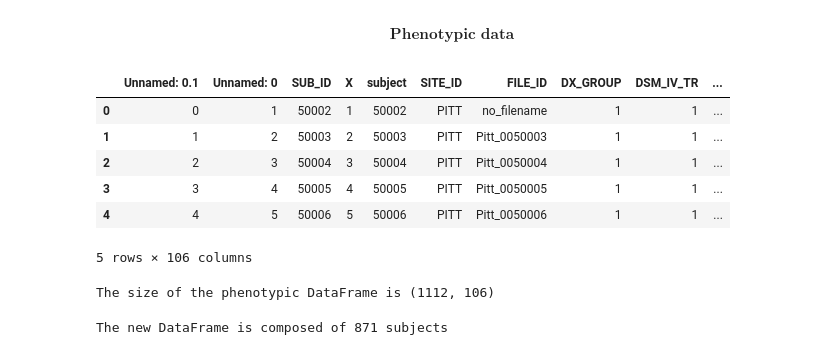
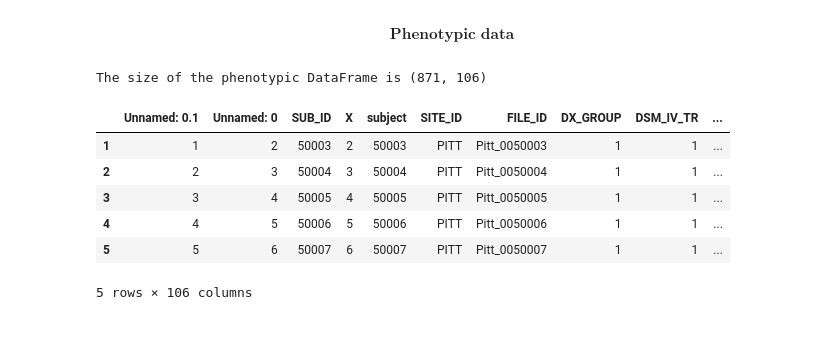
Before and after one commit to KhlYanis/MVA-Geometric_Data_Analysis, a Jupyter notebook: Exploration_notebook.ipynb, the cells around one changed output. Cells and saved outputs as stored; diff of their text form; code cells hidden in the pictures.

Commit message:
Begin the phenotypic Data procesing

```diff
--- a/Exploration_notebook.ipynb
+++ b/Exploration_notebook.ipynb
@@ -52,37 +53,22 @@ vis.plot_connectivity_matrix(idx = 120)
 [figure]
 # %% [markdown]
 $$ \textbf{Phenotypic data} $$
-# %%
-## Create the DataFrame on the phenotypic information
-phenotypic_data = pd.read_csv(phenotypic_data_path)
-
-## First visualization of the DataFrame
-phenotypic_data.head()
-# %% [output]
-|  | Unnamed: 0.1 | Unnamed: 0 | SUB_ID | X | subject | SITE_ID | FILE_ID | DX_GROUP | DSM_IV_TR | ... |
-| 0 | 0 | 1 | 50002 | 1 | 50002 | PITT | no_filename | 1 | 1 | ... |
-| 1 | 1 | 2 | 50003 | 2 | 50003 | PITT | Pitt_0050003 | 1 | 1 | ... |
-| 2 | 2 | 3 | 50004 | 3 | 50004 | PITT | Pitt_0050004 | 1 | 1 | ... |
-| 3 | 3 | 4 | 50005 | 4 | 50005 | PITT | Pitt_0050005 | 1 | 1 | ... |
-| 4 | 4 | 5 | 50006 | 5 | 50006 | PITT | Pitt_0050006 | 1 | 1 | ... |
-5 rows × 106 columns
-# %%
-print(f"The size of the phenotypic DataFrame is {phenotypic_data.shape}")
-
-## As it is said in the paper, the dataset is indeed composed of 1112 subjects, each with 106 features
-## The dataset is then reduced to 871 patients
-
-def get_reduced_df(pheno_df, id_list):
-    id_list = list(map(int, id_list))
-    # Get the DataFrame for the 871 subjects
-    df = pheno_df[pheno_df['SUB_ID'].isin(id_list)]
-    return df
-# %% [output]
-The size of the phenotypic DataFrame is (1112, 106)
-# %%
-# Build the DataFrame for the 871 subjects
-df = get_reduced_df(phenotypic_data, subjectIDs)
-
-print(f"The new DataFrame is composed of {df.shape[0]} subjects")
-# %% [output]
-The new DataFrame is composed of 871 subjects
+# %%
+pdp = PhenoDataProcessing(root_folder = ROOT_FOLDER)
+
+## Extract the phenotypic Dataframe associated to the 871 studied patients
+df = pdp.extract_subjects(subjectIDs = subjectIDs)
+
+print(f"The size of the phenotypic DataFrame is {df.shape}")
+
+## First visualization of the DataFrame
+df.head()
+# %% [output]
+The size of the phenotypic DataFrame is (871, 106)
+|  | Unnamed: 0.1 | Unnamed: 0 | SUB_ID | X | subject | SITE_ID | FILE_ID | DX_GROUP | DSM_IV_TR | ... |
+| 1 | 1 | 2 | 50003 | 2 | 50003 | PITT | Pitt_0050003 | 1 | 1 | ... |
+| 2 | 2 | 3 | 50004 | 3 | 50004 | PITT | Pitt_0050004 | 1 | 1 | ... |
+| 3 | 3 | 4 | 50005 | 4 | 50005 | PITT | Pitt_0050005 | 1 | 1 | ... |
+| 4 | 4 | 5 | 50006 | 5 | 50006 | PITT | Pitt_0050006 | 1 | 1 | ... |
+| 5 | 5 | 6 | 50007 | 6 | 50007 | PITT | Pitt_0050007 | 1 | 1 | ... |
+5 rows × 106 columns
```
Also changed, not shown: parts of 2 cells of this notebook, 1 other file.
